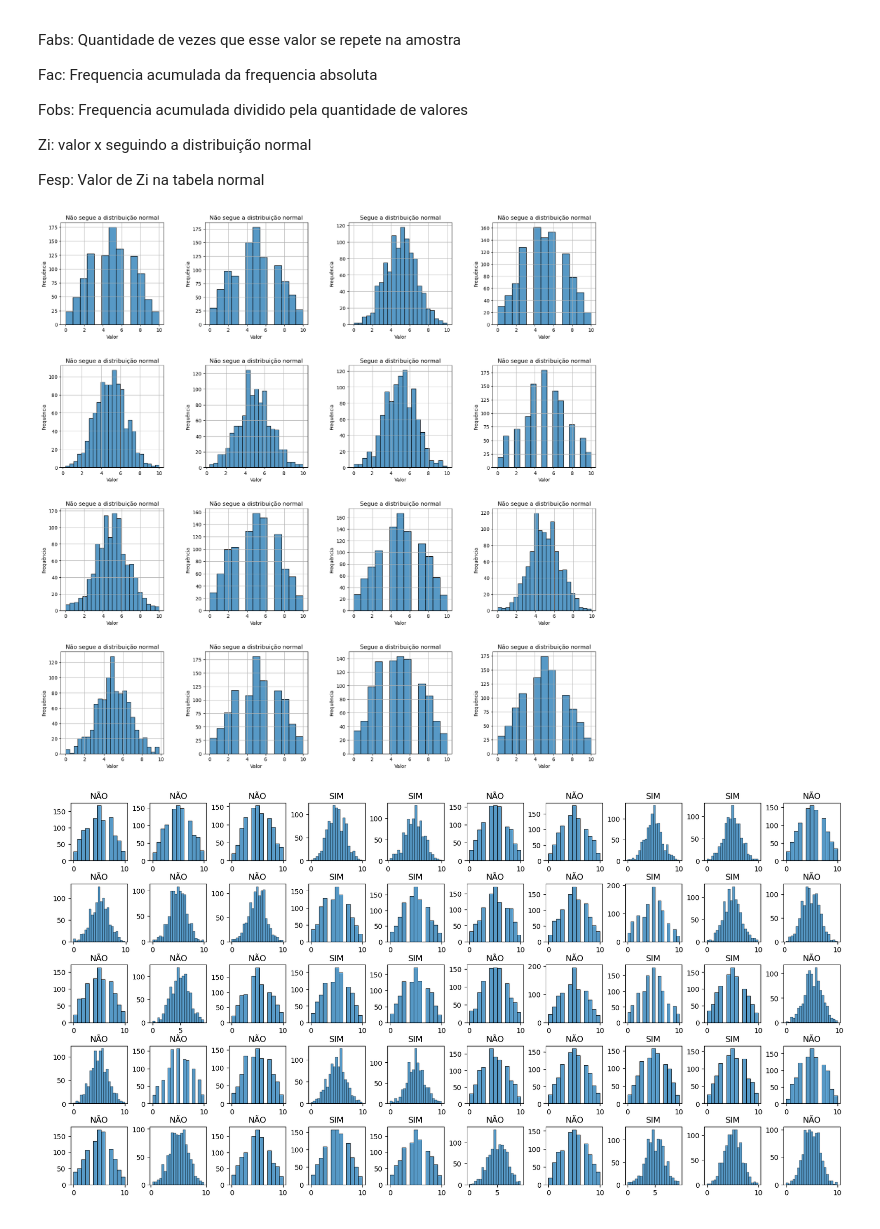
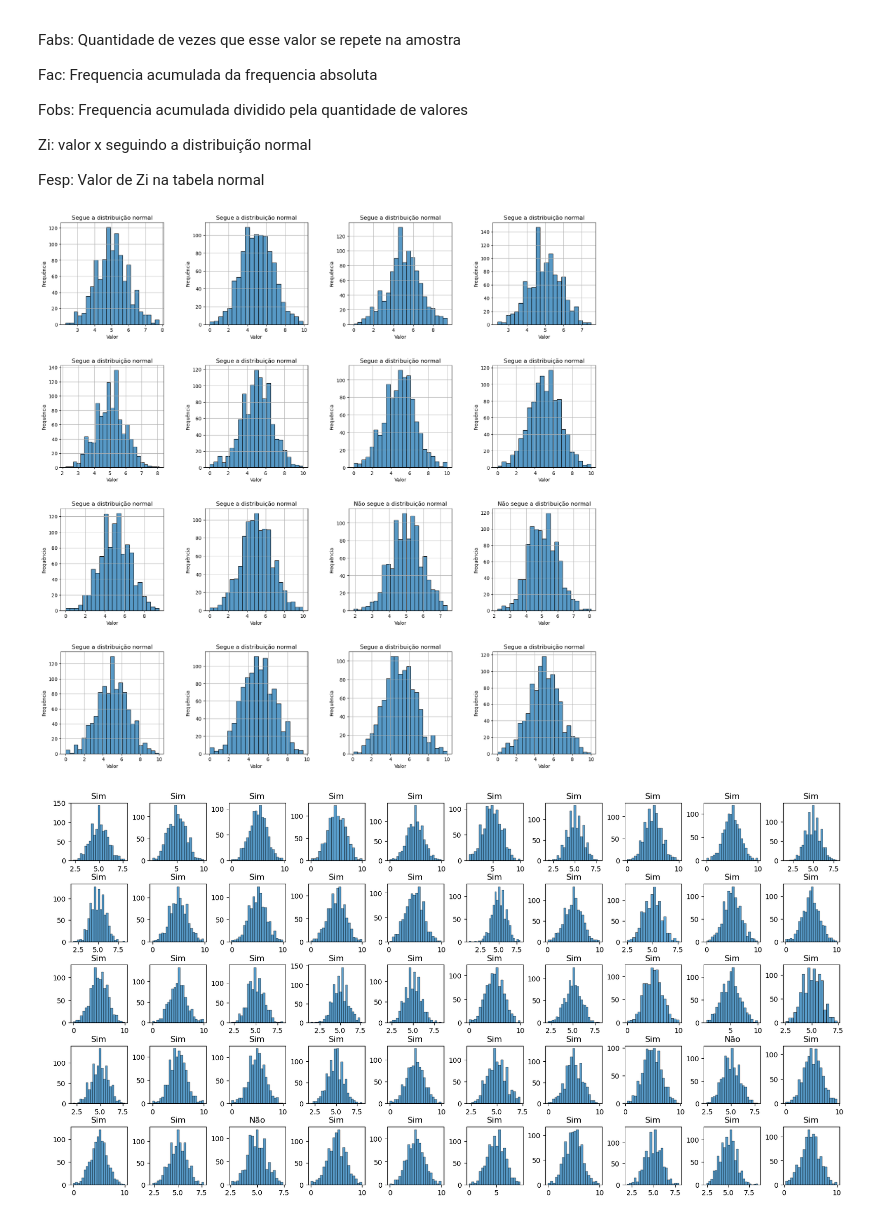
Before and after one commit to erlonL/testes-inferencia, a Jupyter notebook: Teste_KolmogorovSmirnov.ipynb, the cells around one changed output. Cells and saved outputs as stored; diff of their text form; code cells hidden in the pictures.

Commit message:
fix: Generate samples e descrição dos gráficos

```diff
--- a/Teste_KolmogorovSmirnov.ipynb
+++ b/Teste_KolmogorovSmirnov.ipynb
@@ -29,7 +29,7 @@ import random
 # Adriel e Kamily
 
 def generate_sample(count, min_val, max_val):
-    probabilidades = [1, 2, 3, 4, 5, 6, 5, 4, 3, 2, 1]
+    probabilidades = [1, 2, 3, 3.5, 5.5, 7, 5.5, 3.5, 3, 2, 1]
 
     #normalizar as probabilidades para somar 1
     probabilidades_normalizadas = [p / sum(probabilidades) for p in probabilidades]
@@ -37,10 +37,15 @@ def generate_sample(count, min_val, max_val):
     #gera a amostra aleatória com base nas probabilidades
     amostra_aleatoria = []
     for _ in range(count):
-        valor = random.choices(range(min_val, max_val + 1), weights=probabilidades_normalizadas)[0] #esse [0] é pra tirar o valor único da lista
+        valor = random.choices(np.linspace(min_val, max_val, 1000), weights=probabilidades_normalizadas)[0] #esse [0] é pra tirar o valor único da lista
         amostra_aleatoria.append(valor)
 
     return amostra_aleatoria
+# %%
+import numpy as np
+
+def generate_sample(n, low, high, num_vars=10):
+    return np.sum(np.random.uniform(low, high, (n, num_vars)), axis=1) / num_vars
 # %%
 ## https://stats.stackexchange.com/questions/113230/generate-random-numbers-following-a-distribution-within-an-interval
 
@@ -177,38 +182,39 @@ for i in range(4):
 
         Dcalc = max([max(tabela['|Fesp(Xi) - Fobs(Xi-1)|']), max(tabela['|Fesp(Xi) - Fobs(Xi)|'])])
         Dc = kolmogorov_smirnov_critico(cont)
 
         if Dc >= Dcalc:
             is_accepted_child.append(True)
         else:
             is_accepted_child.append(False)
 
         # Testando com a biblioteca padrão
         ks_stat, ks_pvalue = stats.kstest(valores, 'norm', args=(media, dp))
         alpha = 0.05
 
         if ks_pvalue < alpha:
             is_accepted_test_child.append(False)
         else:
             is_accepted_test_child.append(True)
 
-        is_accepted.append(is_accepted_child)
-        is_accepted_test.append(is_accepted_test_child)
+        #sns.histplot(valores)
 
-        #sns.histplot(valores)
-        if(is_accepted[i][j]):
+        if(is_accepted_child[j]):
             axs[i][j].set_title('Segue a distribuição normal')
         else:
             axs[i][j].set_title('Não segue a distribuição normal')
+
         axs[i][j].set_xlabel('Valor')
         axs[i][j].set_ylabel('Frequência')
         axs[i][j].grid(True)
         sns.histplot(valores, ax=axs[i][j])
+    is_accepted.append(is_accepted_child)
+    is_accepted_test.append(is_accepted_test_child)
 
 
 plt.show()
 # %% [output]
-[figure, old version]
+[figure, new version]
 # %%
 is_accepted = []
 is_accepted_test = []
@@ -261,23 +267,25 @@ for i in range(5):
         else:
             is_accepted_test_child.append(True)
 
-        is_accepted.append(is_accepted_child)
-        is_accepted_test.append(is_accepted_test_child)
 
         #sns.histplot(valores)
-        if(is_accepted[i][j]):
-            axs[i][j].set_title('SIM')
+        if(is_accepted_child[j]):
+            axs[i][j].set_title('Sim')
         else:
-            axs[i][j].set_title('NÃO')
+            axs[i][j].set_title('Não')
+
         axs[i][j].set_xlabel('⠀')
         axs[i][j].set_ylabel('⠀')
         #axs[i][j].grid(True)
         sns.histplot(valores, ax=axs[i][j])
 
+    is_accepted.append(is_accepted_child)
+    is_accepted_test.append(is_accepted_test_child)
+
 
 plt.show()
 # %% [output]
-[figure, old version]
+[figure, new version]
 # %%
 plot(tabela['Xi'], tabela['Fobs'], 'Observada')
 plot(tabela['Xi'], tabela['Fesp'], 'Esperada')
```
Also changed, not shown: parts of 2 cells of this notebook, 1 other file.
